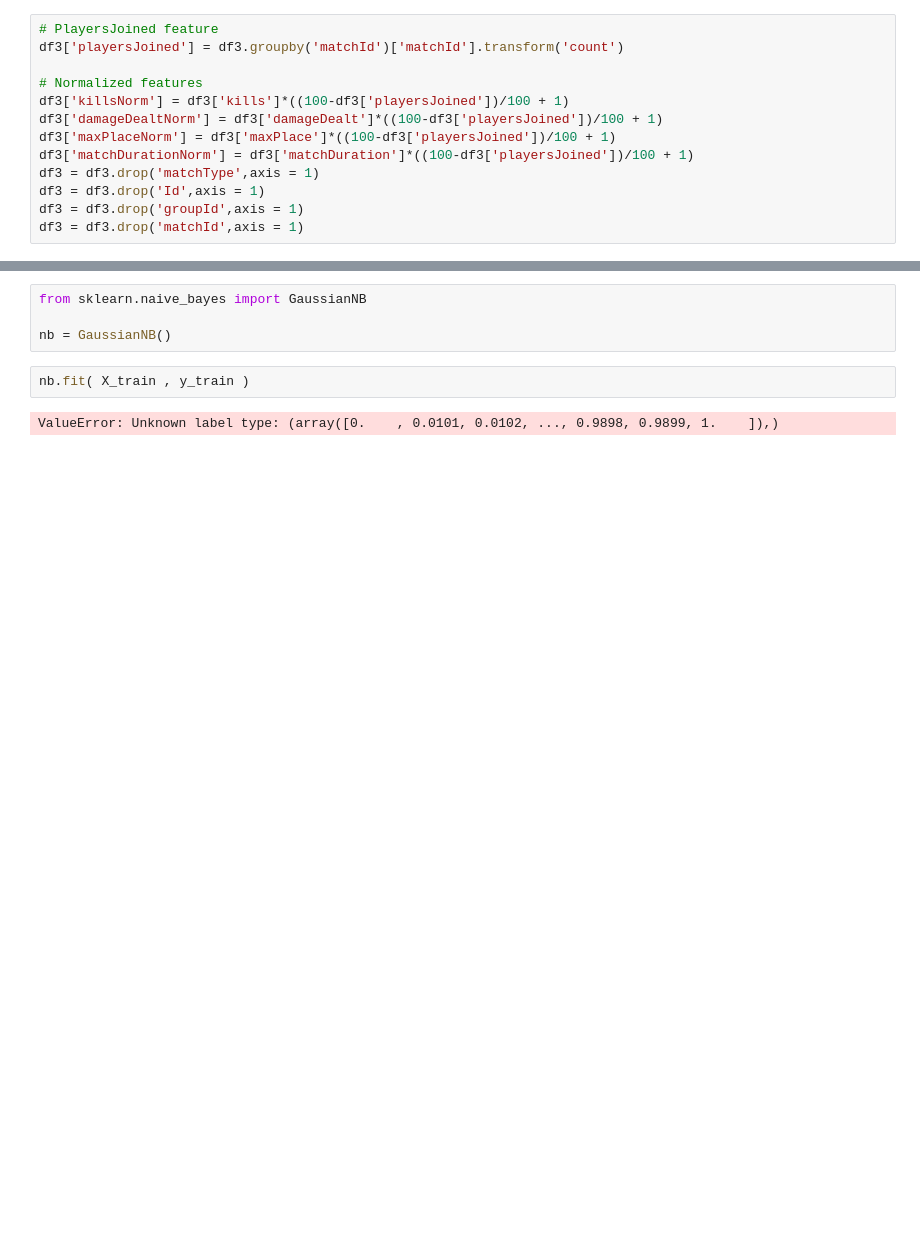
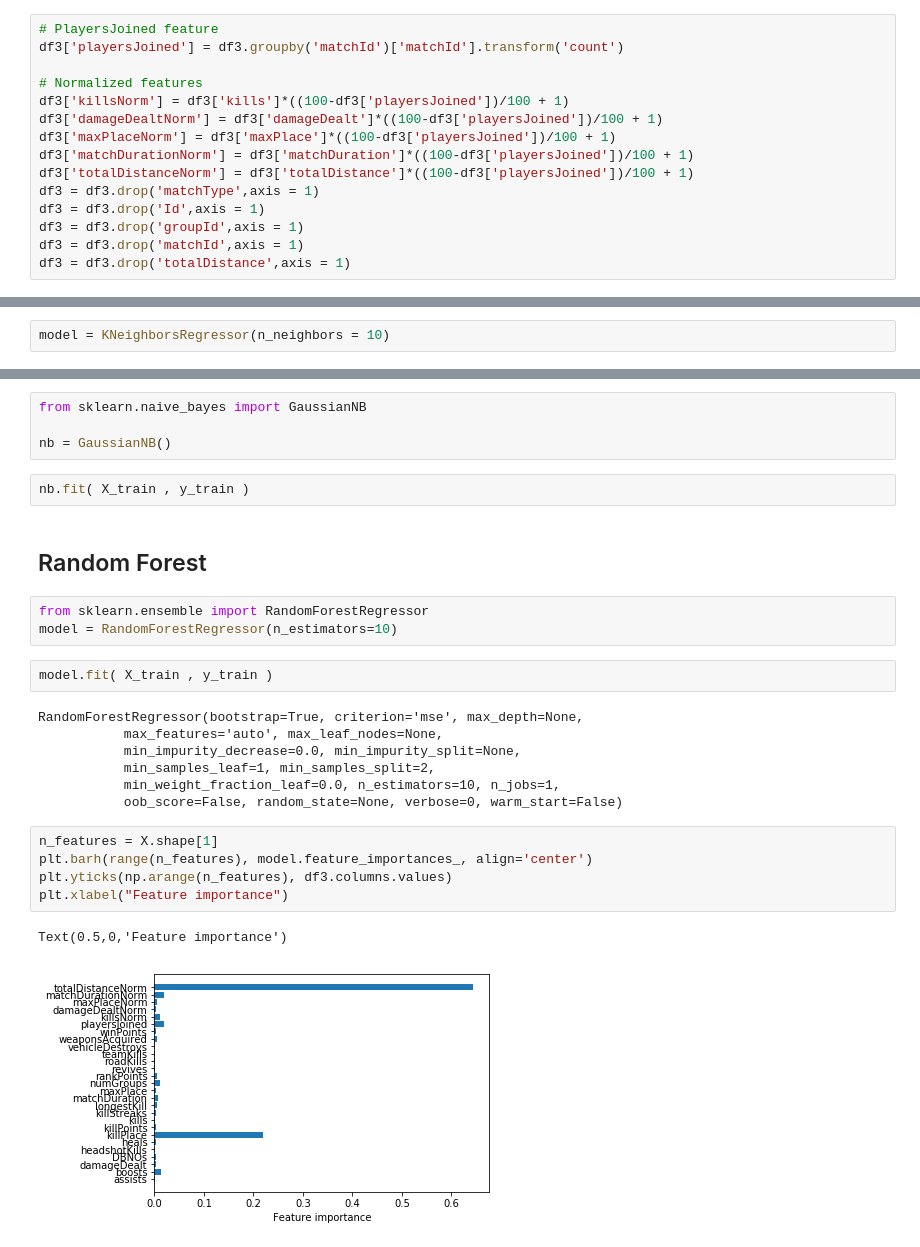
Before and after one commit to Py-Winning/pubg-seer, a Jupyter notebook: PUBG_Kaggle.ipynb, the cells around one changed output, grey strips where cells are left out. Drawn from its saved outputs; the diff is of its cells as text; blank space fills up the shorter version.

Commit message:
Added more feature engineering and Random Forest

```diff
--- a/PUBG_Kaggle.ipynb
+++ b/PUBG_Kaggle.ipynb
@@ -90,7 +128,9 @@ df3['killsNorm'] = df3['kills']*((100-df3['playersJoined'])/100 + 1)
 df3['damageDealtNorm'] = df3['damageDealt']*((100-df3['playersJoined'])/100 + 1)
 df3['maxPlaceNorm'] = df3['maxPlace']*((100-df3['playersJoined'])/100 + 1)
 df3['matchDurationNorm'] = df3['matchDuration']*((100-df3['playersJoined'])/100 + 1)
+df3['totalDistanceNorm'] = df3['totalDistance']*((100-df3['playersJoined'])/100 + 1)
 df3 = df3.drop('matchType',axis = 1)
 df3 = df3.drop('Id',axis = 1)
 df3 = df3.drop('groupId',axis = 1)
 df3 = df3.drop('matchId',axis = 1)
+df3 = df3.drop('totalDistance',axis = 1)
@@ -117,2 +154,4 @@ model = KNeighborsRegressor(n_neighbors = 3)
+# %%
+model = KNeighborsRegressor(n_neighbors = 10)
 # %%
 model.fit( X_train , y_train )
@@ -171,5 +198,25 @@ from sklearn.naive_bayes import GaussianNB
 nb = GaussianNB()
 # %%
 nb.fit( X_train , y_train )
-# %% [output]
-ValueError: Unknown label type: (array([0.    , 0.0101, 0.0102, ..., 0.9898, 0.9899, 1.    ]),)
+# %% [markdown]
+## Random Forest
+# %%
+from sklearn.ensemble import RandomForestRegressor
+model = RandomForestRegressor(n_estimators=10)
+# %%
+model.fit( X_train , y_train )
+# %% [output]
+RandomForestRegressor(bootstrap=True, criterion='mse', max_depth=None,
+           max_features='auto', max_leaf_nodes=None,
+           min_impurity_decrease=0.0, min_impurity_split=None,
+           min_samples_leaf=1, min_samples_split=2,
+           min_weight_fraction_leaf=0.0, n_estimators=10, n_jobs=1,
+           oob_score=False, random_state=None, verbose=0, warm_start=False)
+# %%
+n_features = X.shape[1]
+plt.barh(range(n_features), model.feature_importances_, align='center')
+plt.yticks(np.arange(n_features), df3.columns.values)
+plt.xlabel("Feature importance")
+# %% [output]
+Text(0.5,0,'Feature importance')
+[figure, added]
```
Also changed, not shown: parts of 11 cells of this notebook.
